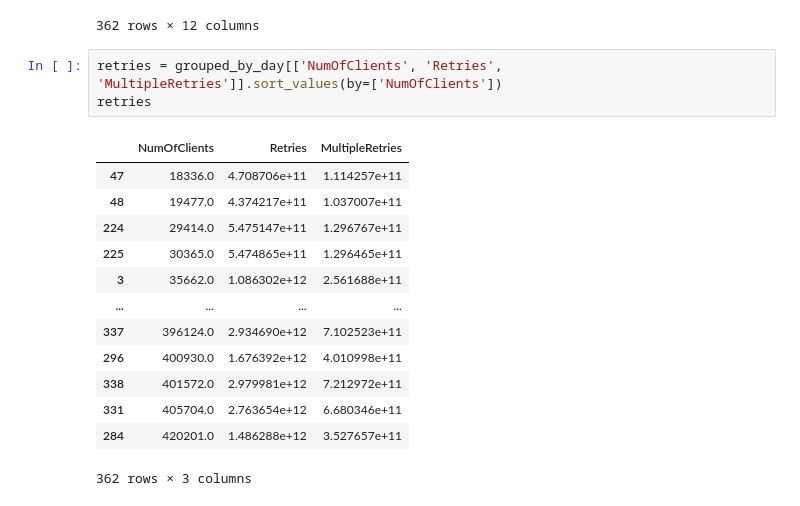
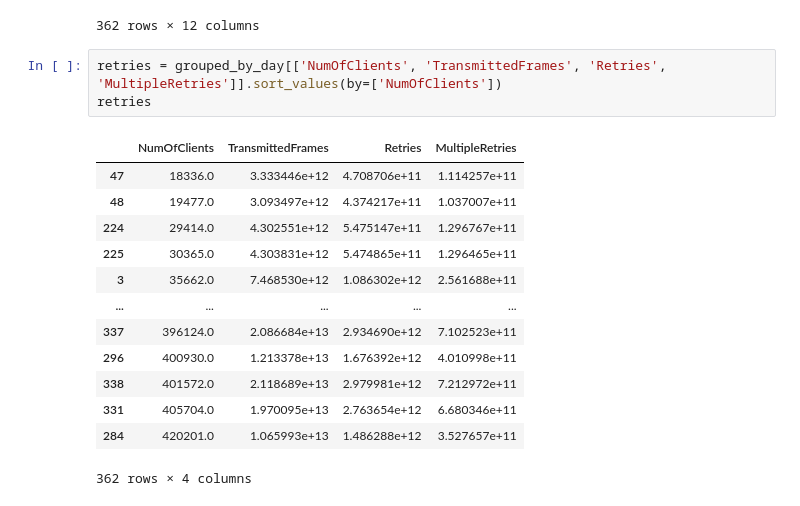
Before and after one commit to Maruchin1/PWR-WiFi-Analysis, a Jupyter notebook: clients_problems_retries.ipynb, the cells around one changed output. Drawn from its saved outputs; the diff is of its cells as text.

```diff
--- a/clients_problems_retries.ipynb
+++ b/clients_problems_retries.ipynb
@@ -37,20 +38,20 @@ grouped_by_day
 | 361 | 2015-12-31 | 85560 | 63865.0 | 1.252412e+13 | 1383311.0 | 24905.0 | 1.861503e+12 | ... |
 362 rows × 12 columns
 # %%
-retries = grouped_by_day[['NumOfClients', 'Retries', 'MultipleRetries']].sort_values(by=['NumOfClients'])
+retries = grouped_by_day[['NumOfClients', 'TransmittedFrames', 'Retries', 'MultipleRetries']].sort_values(by=['NumOfClients'])
 retries
 # %% [output]
-|  | NumOfClients | Retries | MultipleRetries |
-| 47 | 18336.0 | 4.708706e+11 | 1.114257e+11 |
-| 48 | 19477.0 | 4.374217e+11 | 1.037007e+11 |
-| 224 | 29414.0 | 5.475147e+11 | 1.296767e+11 |
-| 225 | 30365.0 | 5.474865e+11 | 1.296465e+11 |
-| 3 | 35662.0 | 1.086302e+12 | 2.561688e+11 |
-| ... | ... | ... | ... |
-| 337 | 396124.0 | 2.934690e+12 | 7.102523e+11 |
-| 296 | 400930.0 | 1.676392e+12 | 4.010998e+11 |
-| 338 | 401572.0 | 2.979981e+12 | 7.212972e+11 |
-| 331 | 405704.0 | 2.763654e+12 | 6.680346e+11 |
-| 284 | 420201.0 | 1.486288e+12 | 3.527657e+11 |
+|  | NumOfClients | TransmittedFrames | Retries | MultipleRetries |
+| 47 | 18336.0 | 3.333446e+12 | 4.708706e+11 | 1.114257e+11 |
+| 48 | 19477.0 | 3.093497e+12 | 4.374217e+11 | 1.037007e+11 |
+| 224 | 29414.0 | 4.302551e+12 | 5.475147e+11 | 1.296767e+11 |
+| 225 | 30365.0 | 4.303831e+12 | 5.474865e+11 | 1.296465e+11 |
+| 3 | 35662.0 | 7.468530e+12 | 1.086302e+12 | 2.561688e+11 |
+| ... | ... | ... | ... | ... |
+| 337 | 396124.0 | 2.086684e+13 | 2.934690e+12 | 7.102523e+11 |
+| 296 | 400930.0 | 1.213378e+13 | 1.676392e+12 | 4.010998e+11 |
+| 338 | 401572.0 | 2.118689e+13 | 2.979981e+12 | 7.212972e+11 |
+| 331 | 405704.0 | 1.970095e+13 | 2.763654e+12 | 6.680346e+11 |
+| 284 | 420201.0 | 1.065993e+13 | 1.486288e+12 | 3.527657e+11 |
-362 rows × 3 columns
+362 rows × 4 columns
 # %%
```
Also changed, not shown: parts of 9 cells of this notebook, 1 other file.
